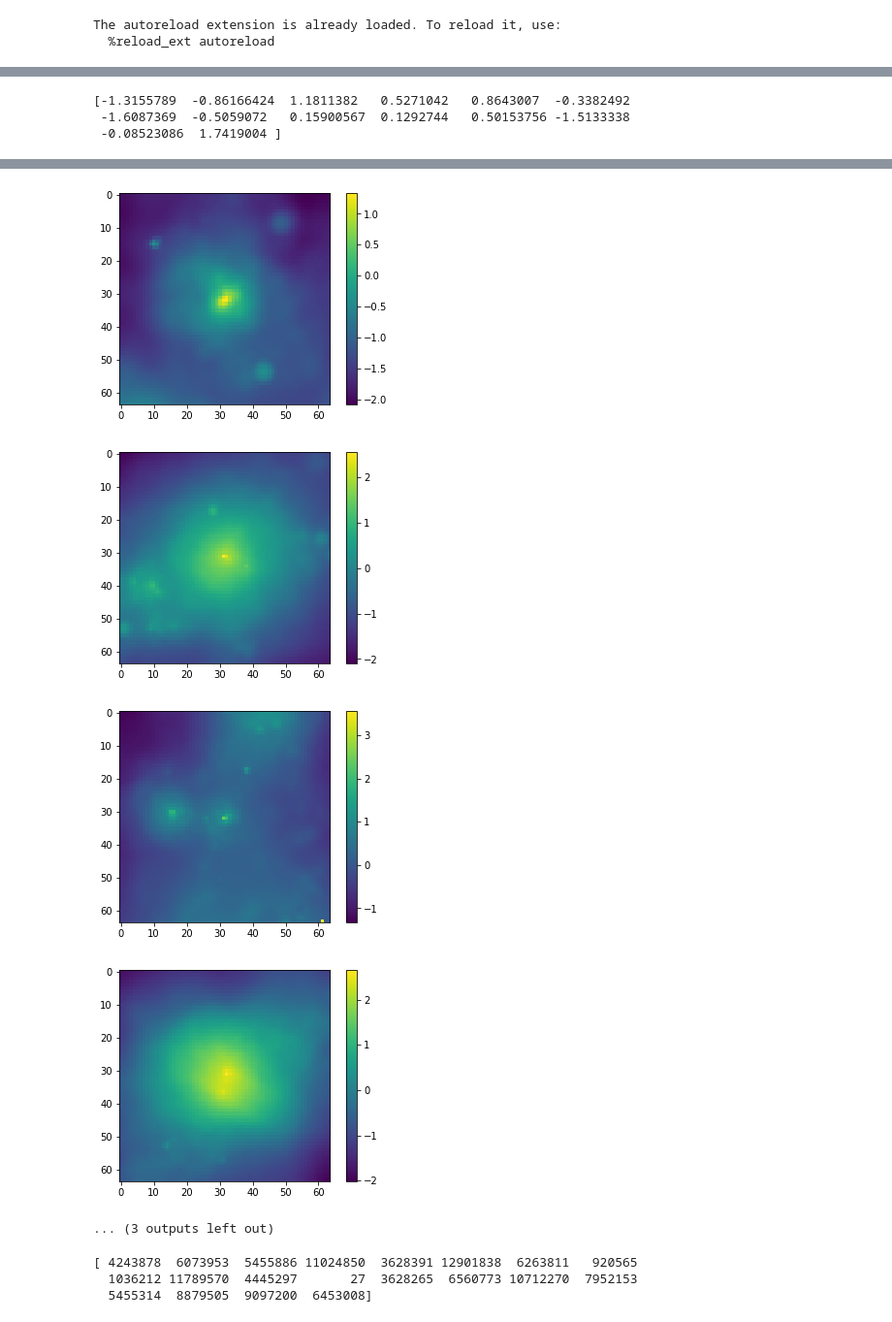
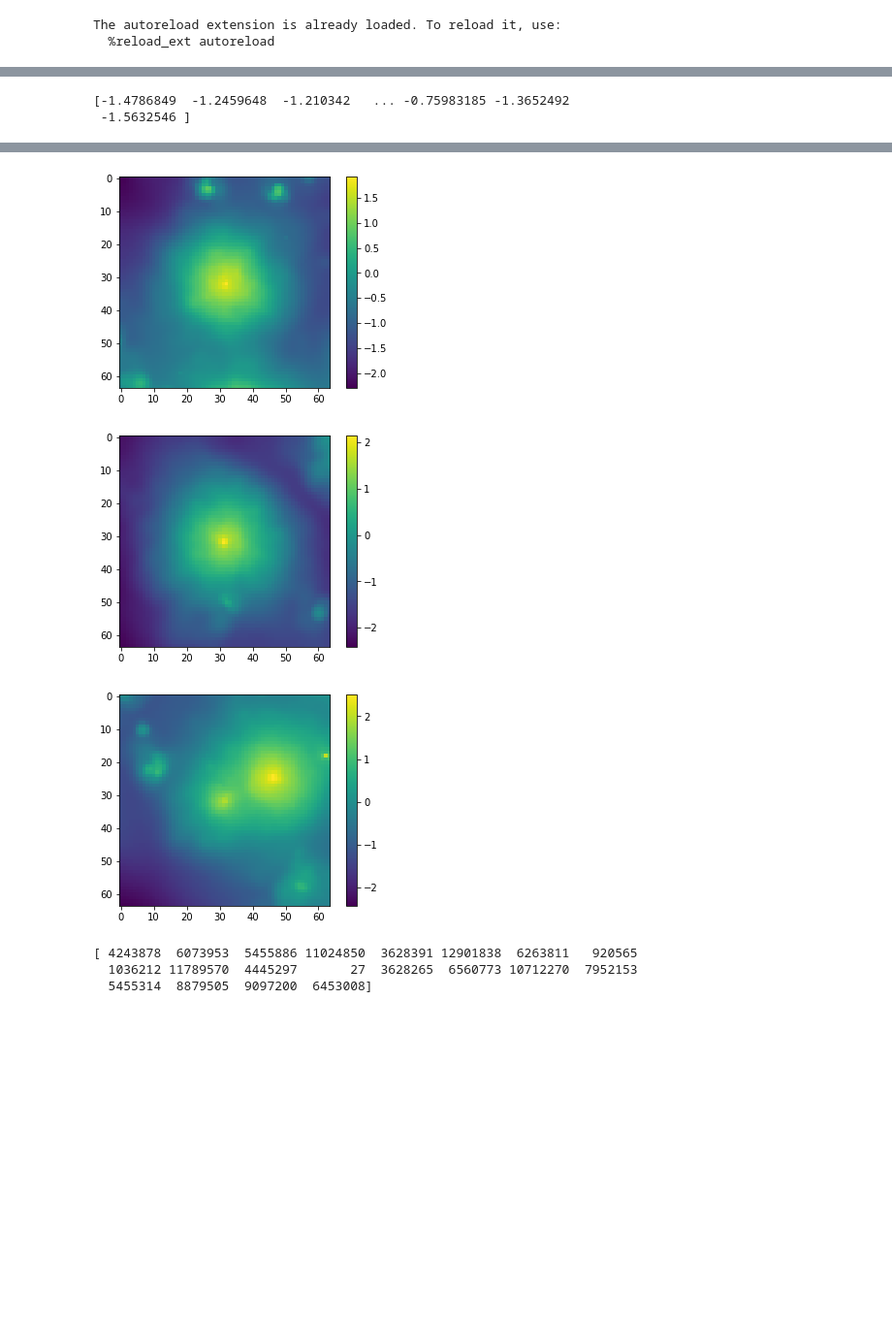
Before and after one commit to woutervantol/scriptie2, a Jupyter notebook: test_obs.ipynb, the cells around one changed output, grey strips where cells are left out. Shown at 97% size. Saved outputs shown, nothing was run; the diff lists cells and outputs as text; code cells hidden in the pictures; blank space fills up the shorter version.

```diff
--- a/test_obs.ipynb
+++ b/test_obs.ipynb
@@ -12,15 +12,6 @@ The autoreload extension is already loaded. To reload it, use:
   %reload_ext autoreload
 # %%
 sw_path = "flamingo_0077/flamingo_0077.hdf5"
-soap_path = "halo_properties_0077.hdf5"
-data = Data(p, soap_path=soap_path, sw_path=sw_path)
-data.make_obs_dataset(filepath=f"{p['base_data_path']}/obs_data_{p_to_filename(p)}_M1e13_rad1Mpc")
+data = Data(p, sw_path=sw_path)
+filepath = f"{p['base_data_path']}/obs_data_{p_to_filename(p)}_M1e13_rad2Mpc"
+data.make_obs_dataset(filepath=filepath, channel="2chan", target="TotalMass")
-# %%
-model = NeuralNetwork(lr=0.0001, batch_size=2)
-model.set_convolutional_model()
-model.set_optimizer()
-# data.trainx = data.trainx[:,1,:,:].reshape(137, 1, 64, 64)
-# data.valx = data.valx[:,1,:,:].reshape(19, 1, 64, 64)
-# data.testx = data.testx[:,1,:,:].reshape(39, 1, 64, 64)
-
-model.train(data, nr_epochs=10)
@@ -47,0 +18,6 @@ Validation loss: 1.3346372842788696. Train loss: 0.06507658213376999
+# %%
+model = Model(p, lr=0.00001, batch_size=16)
+# p["base_convolutional_network"][0]["in_channels"] = 1
+model.set_convolutional_model(p["base_convolutional_network"])
+model.set_optimizer()
+model.train(data, nr_epochs=50)
@@ -79,11 +75,10 @@ with torch.no_grad():
 # print(data.trainx[1,0])
 print(data.trainy)
 # print(data.trainy[1])
-for i in range(len(data.trainy)):
+for i in range(10):
     plt.imshow(data.trainx[i,0])
     plt.colorbar()
     plt.show()
 # %% [output]
-[-1.3155789  -0.86166424  1.1811382   0.5271042   0.8643007  -0.3382492
- -1.6087369  -0.5059072   0.15900567  0.1292744   0.50153756 -1.5133338
- -0.08523086  1.7419004 ]
+[-1.4786849  -1.2459648  -1.210342   ... -0.75983185 -1.3652492
+ -1.5632546 ]
@@ -97,8 +92,6 @@ for i in range(len(data.trainy)):
-[figure, old version]
+[figure, new version]
-[figure, old version]
+[figure, new version]
-[figure, old version]
+[figure, new version]
-[figure, removed]
-... (3 outputs left out)
 # %%
 test = np.load(f"{p['base_data_path']}/obs_data_{p_to_filename(p)}_M1e13_rad1Mpc_halo_indices.npy")
 print(test)
```
Also changed, not shown: parts of 4 cells of this notebook, 7 other files.
